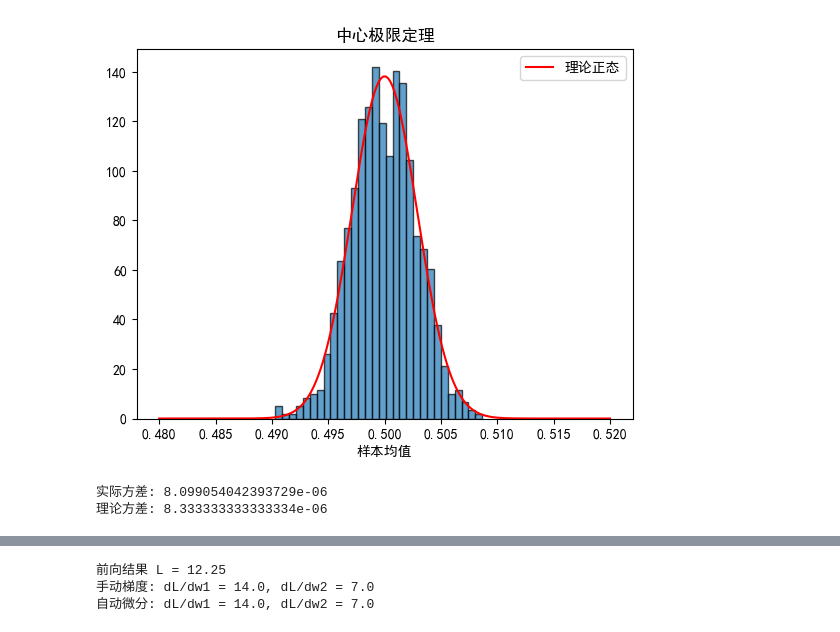
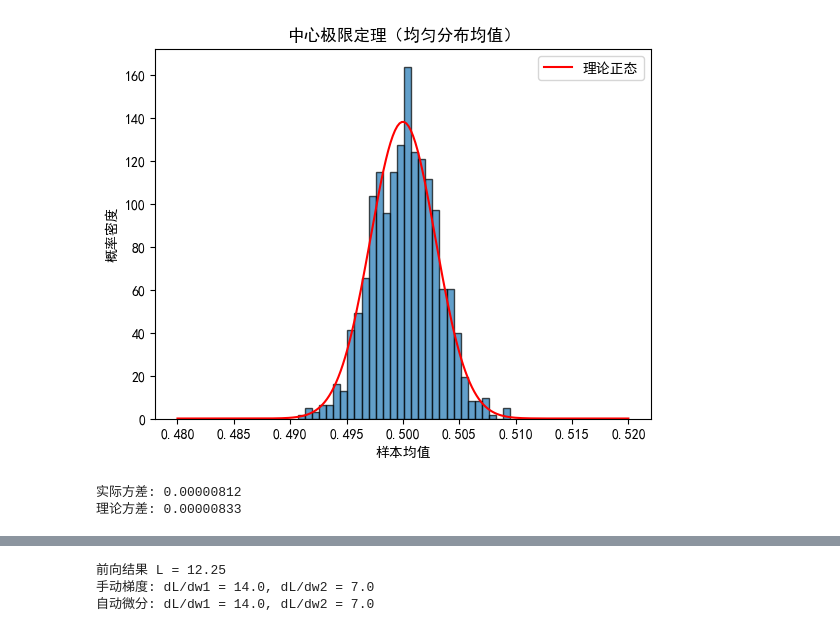
Before and after one commit to LPN392/deeplearning, a Jupyter notebook: HW01-20234080102-李品娜.ipynb, the cells around one changed output, grey strips where cells are left out. Drawn from its saved outputs; the diff is of its cells as text; code cells hidden in the pictures.

```diff
--- a/HW01-20234080102-李品娜.ipynb
+++ b/HW01-20234080102-李品娜.ipynb
@@ -46,26 +104,35 @@ Z 的 Frobenius 范数: 4.616873319476863
 # %%
 # 3.2 模拟中心极限定理
 import numpy as np
 import matplotlib.pyplot as plt
 from scipy.stats import norm
 
+# 设置中文字体
+plt.rcParams['font.sans-serif'] = ['SimHei', 'Microsoft YaHei', 'WenQuanYi Micro Hei']
+plt.rcParams['axes.unicode_minus'] = False
+
 n = 10000   # 每个样本的随机变量个数
 m = 1000    # 重复次数
 
+# 生成 m 个均值
 means = [np.mean(np.random.uniform(0, 1, n)) for _ in range(m)]
 
+# 绘制直方图
 plt.hist(means, bins=30, density=True, alpha=0.7, edgecolor='black')
 x = np.linspace(0.48, 0.52, 200)
 plt.plot(x, norm.pdf(x, 0.5, np.sqrt(1/(12*n))), 'r-', label='理论正态')
-plt.title('中心极限定理')
+plt.title('中心极限定理（均匀分布均值）')
 plt.xlabel('样本均值')
+plt.ylabel('概率密度')
 plt.legend()
 plt.show()
 
+# 实际方差与理论方差
 actual_var = np.var(means)
-print("实际方差:", actual_var)
-print("理论方差:", 1/(12*n))
+theory_var = 1/(12*n)
+print(f"实际方差: {actual_var:.8f}")
+print(f"理论方差: {theory_var:.8f}")
 # %% [output]
-[figure, old version]
+[figure, new version]
-实际方差: 8.099054042393729e-06
-理论方差: 8.333333333333334e-06
+实际方差: 0.00000812
+理论方差: 0.00000833
```
Also changed, not shown: parts of 11 cells of this notebook.
